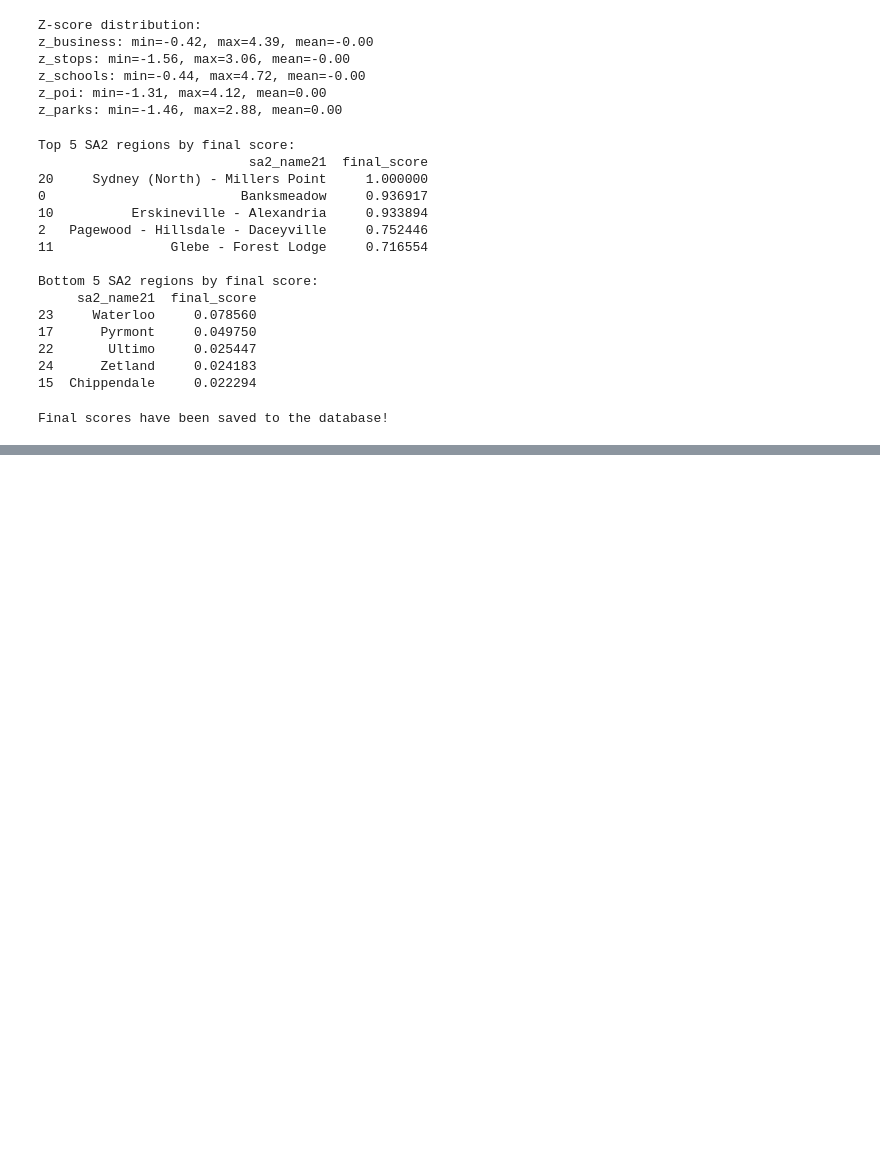
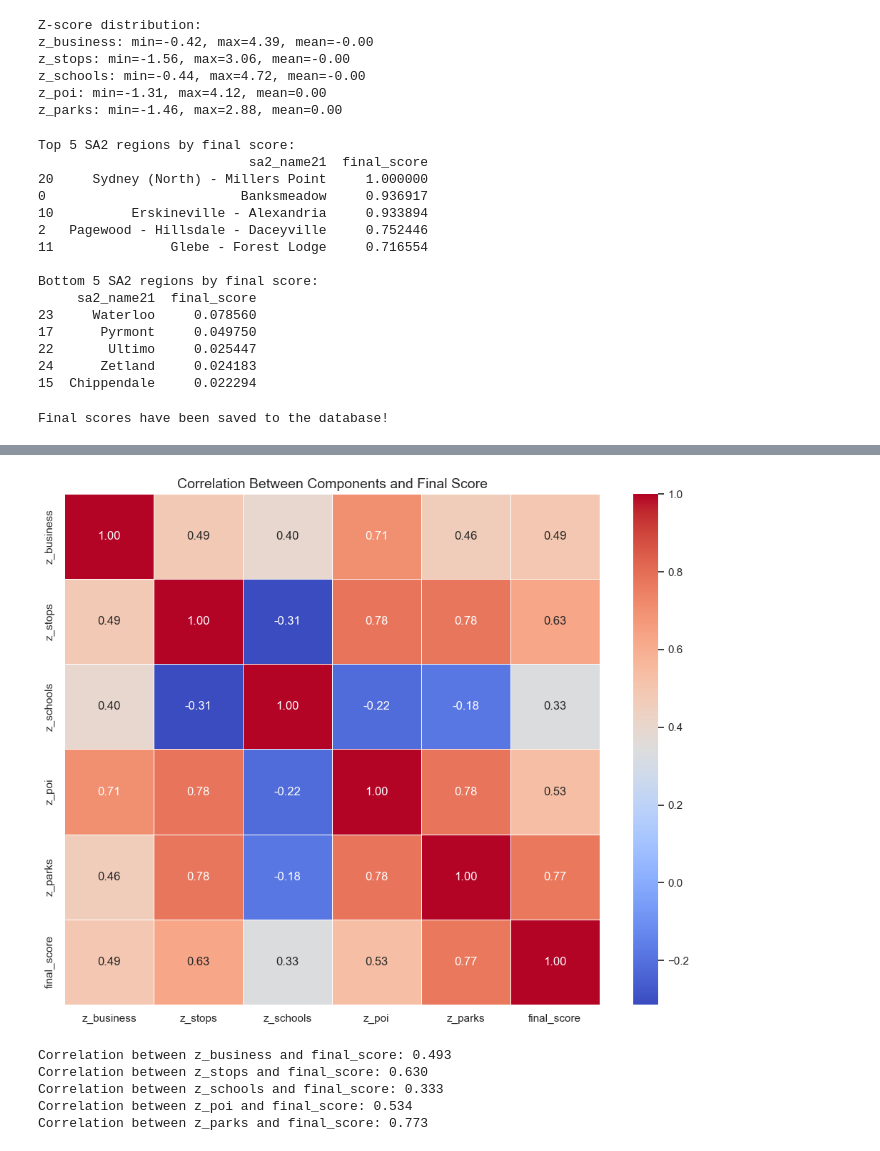
Before and after one commit to Katherine-Kong/DATA2001-A, a Jupyter notebook: lyj.ipynb, the cells around one changed output, grey strips where cells are left out. Cells and saved outputs as stored; diff of their text form; code cells hidden in the pictures; blank space fills up the shorter version.

```diff
--- a/lyj.ipynb
+++ b/lyj.ipynb
@@ -1378,0 +1578,23 @@ Final scores have been saved to the database!
+# %%
+# Calculate correlation between each component and the final score
+corr_data = sa2_regions[['z_business', 'z_stops', 'z_schools', 'z_poi', 'z_parks', 'final_score']].corr()
+
+# Create heatmap
+plt.figure(figsize=(10, 8))
+sns.heatmap(corr_data, annot=True, cmap='coolwarm', fmt='.2f', linewidths=.5)
+plt.title('Correlation Between Components and Final Score', fontsize=14)
+plt.tight_layout()
+plt.savefig('correlation_heatmap.png', dpi=300)
+plt.show()
+
+# Print the correlation coefficient of each component for reporting
+for col in ['z_business', 'z_stops', 'z_schools', 'z_poi', 'z_parks']:
+    corr_val = corr_data.loc[col, 'final_score']
+    print(f"Correlation between {col} and final_score: {corr_val:.3f}")
+# %% [output]
+[figure, added]
+Correlation between z_business and final_score: 0.493
+Correlation between z_stops and final_score: 0.630
+Correlation between z_schools and final_score: 0.333
+Correlation between z_poi and final_score: 0.534
+Correlation between z_parks and final_score: 0.773
```
Also changed, not shown: parts of 4 cells of this notebook.
